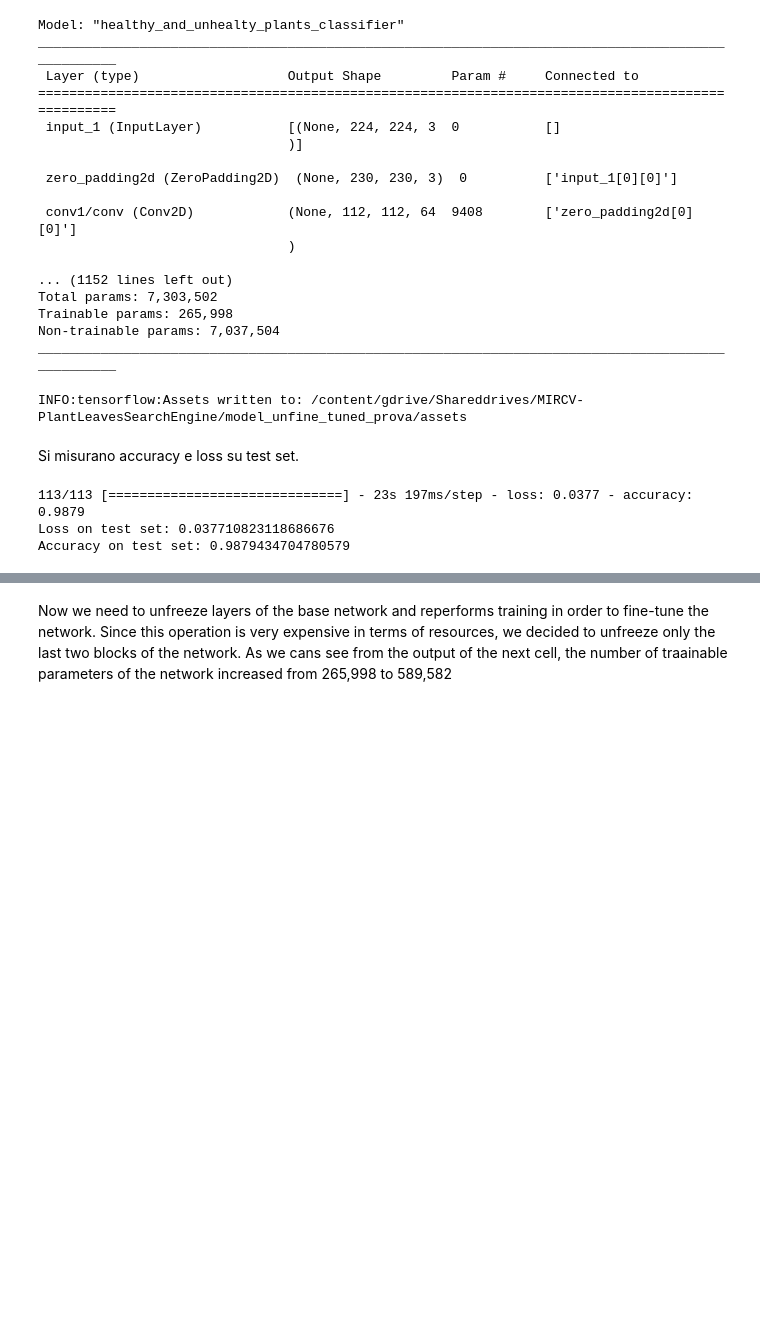
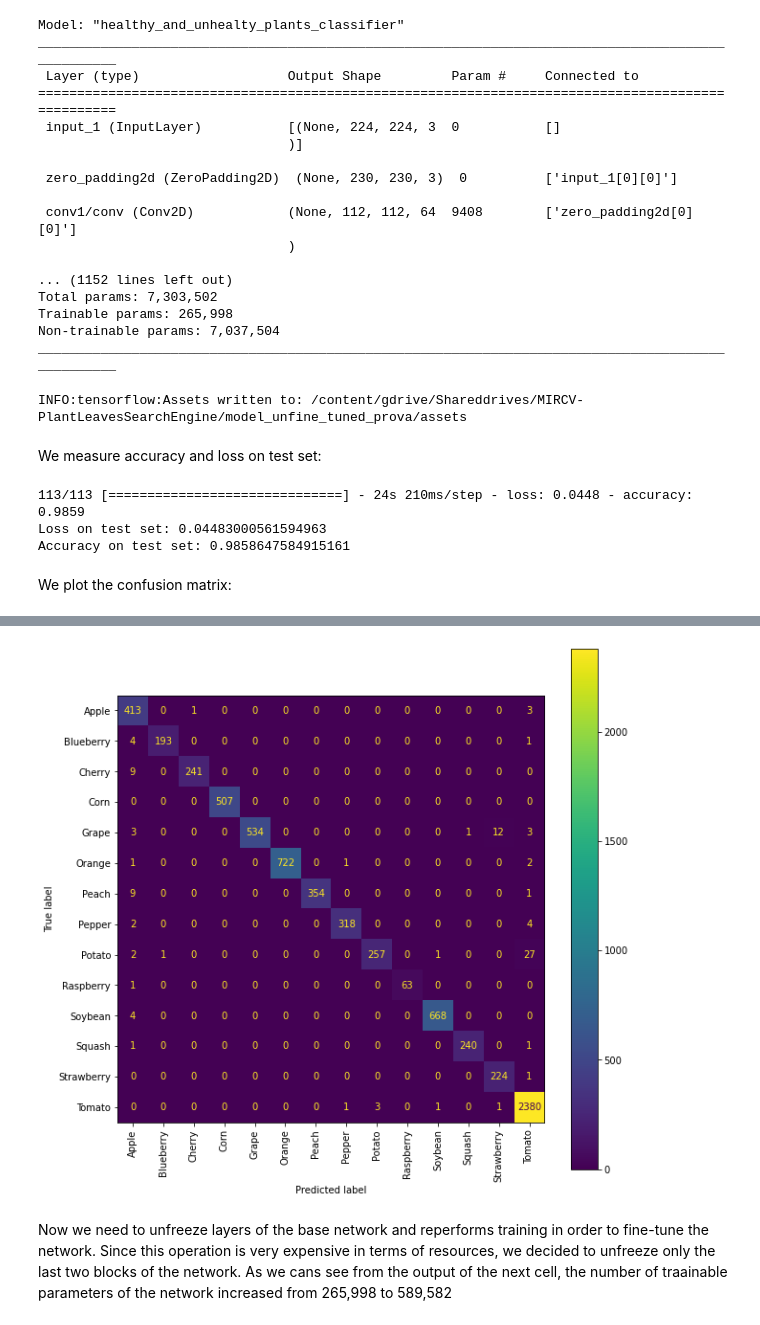
Before and after one commit to EdoardoMorucci/Plant-Leaves-Search-Engine---MIRCV, a Jupyter notebook: model_fine_tuning.ipynb, the cells around one changed output, grey strips where cells are left out. Saved outputs shown, nothing was run; the diff lists cells and outputs as text; code cells hidden in the pictures; blank space fills up the shorter version.

```diff
--- a/model_fine_tuning.ipynb
+++ b/model_fine_tuning.ipynb
@@ -43,3 +47,19 @@ from sklearn.metrics import accuracy_score
+# %%
+def print_accuracy(model, test_ds):
+  test_loss, test_accuracy = model.evaluate(test_ds)
+  print("Loss on test set: " +str(test_loss))
+  print("Accuracy on test set: " +str(test_accuracy))
+
+def plot_confusionmatrix(model, test_ds):
+  np.random.seed(13)
+
+  test_labels = np.concatenate([label for image, label in test_ds], axis=0) # retrieve the labels of the test set
+  test_predictions = model.predict(test_ds, verbose=1)  # probabilities for all classes
+  test_predictions = np.argmax(test_predictions, axis=-1)  # index of the classes with largest probability
+  # plot confusion matrix
+  label_string = ['Apple', 'Blueberry', 'Cherry', 'Corn', 'Grape', 'Orange', 'Peach', 'Pepper', 'Potato', 'Raspberry', 'Soybean', 'Squash', 'Strawberry', 'Tomato']
+  fig, ax = plt.subplots(figsize=(10, 10))
+  ConfusionMatrixDisplay.from_predictions(test_labels, test_predictions, xticks_rotation='vertical', ax=ax, display_labels=label_string)
 # %% [markdown]
 # Data Preparation
 # %% [markdown]
@@ -223,7 +246,7 @@ callbacks = [
 train_ds_shuffle = train_ds.shuffle(123)  # shuffles data each epoch
 
 # train the model
-history = model.fit(
+history_not_fn = model.fit(
   train_ds_shuffle,
   validation_data=val_ds,
   epochs = epochs,
@@ -268,12 +291,15 @@ model.save('/content/gdrive/Shareddrives/MIRCV-PlantLeavesSearchEngine/model_unf
 # %% [output]
 INFO:tensorflow:Assets written to: /content/gdrive/Shareddrives/MIRCV-PlantLeavesSearchEngine/model_unfine_tuned_prova/assets
 # %% [markdown]
-Si misurano accuracy e loss su test set.
+We measure accuracy and loss on test set:
-# %%
-test_loss, test_accuracy = model.evaluate(test_ds)
-print("Loss on test set: " +str(test_loss))
-print("Accuracy on test set: " +str(test_accuracy))
-# %% [output]
-113/113 [==============================] - 23s 197ms/step - loss: 0.0377 - accuracy: 0.9879
-Loss on test set: 0.037710823118686676
-Accuracy on test set: 0.9879434704780579
+# %%
+print_accuracy(model, test_ds)
+# %% [output]
+113/113 [==============================] - 24s 210ms/step - loss: 0.0448 - accuracy: 0.9859
+Loss on test set: 0.04483000561594963
+Accuracy on test set: 0.9858647584915161
+# %% [markdown]
+We plot the confusion matrix:
+# %%
+plot_confusionmatrix(model, test_ds)
+# %% [output]
@@ -280,3 +307,4 @@ Accuracy on test set: 0.9879434704780579
+[figure, added]
 # %% [markdown]
 Now we need to unfreeze layers of the base network and reperforms training in order to fine-tune the network. Since this operation is very expensive in terms of resources, we decided to unfreeze only the last two blocks of the network. As we cans see from the output of the next cell, the number of traainable parameters of the network increased from 265,998 to 589,582
 # %%
```
Also changed, not shown: parts of 12 cells of this notebook.
